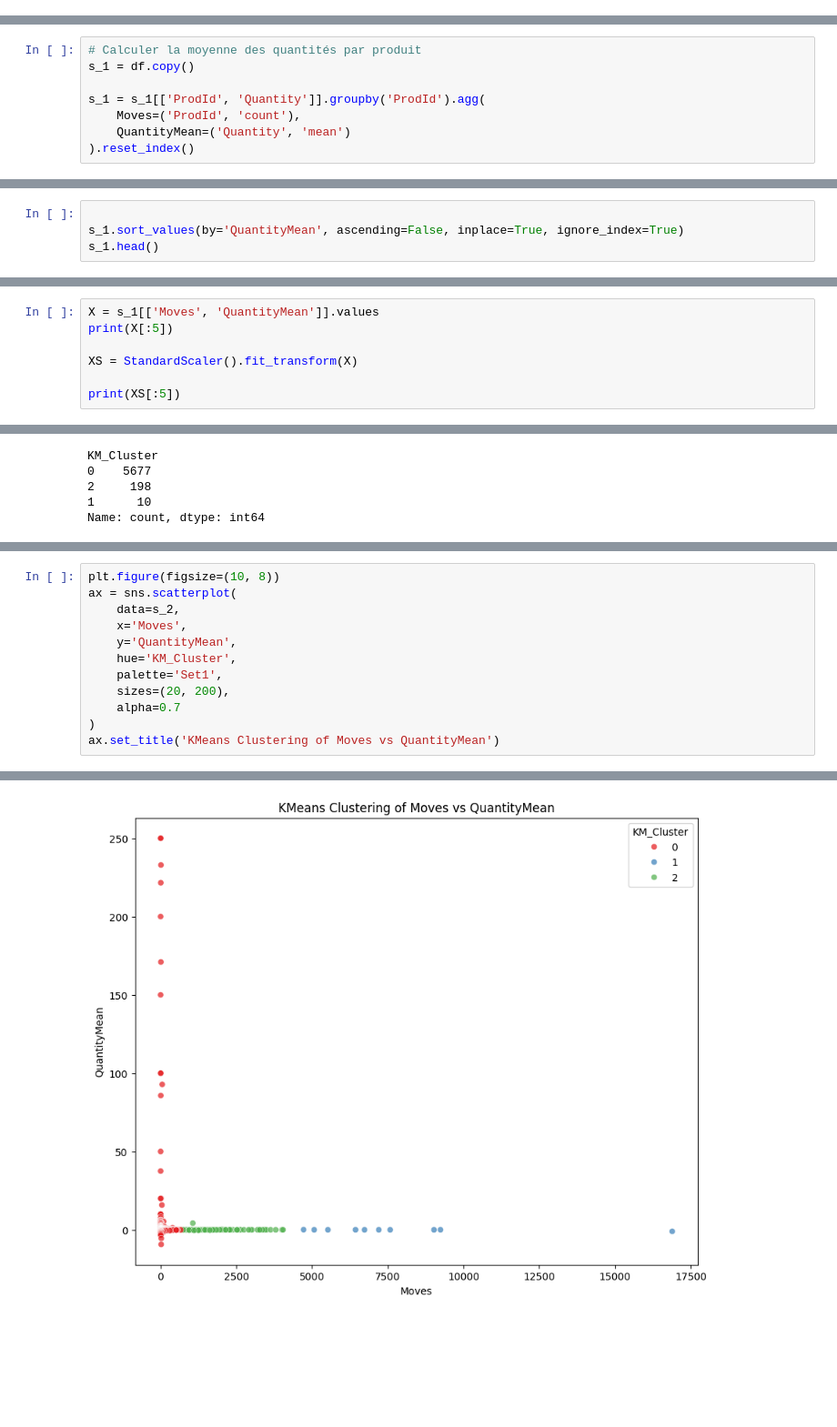
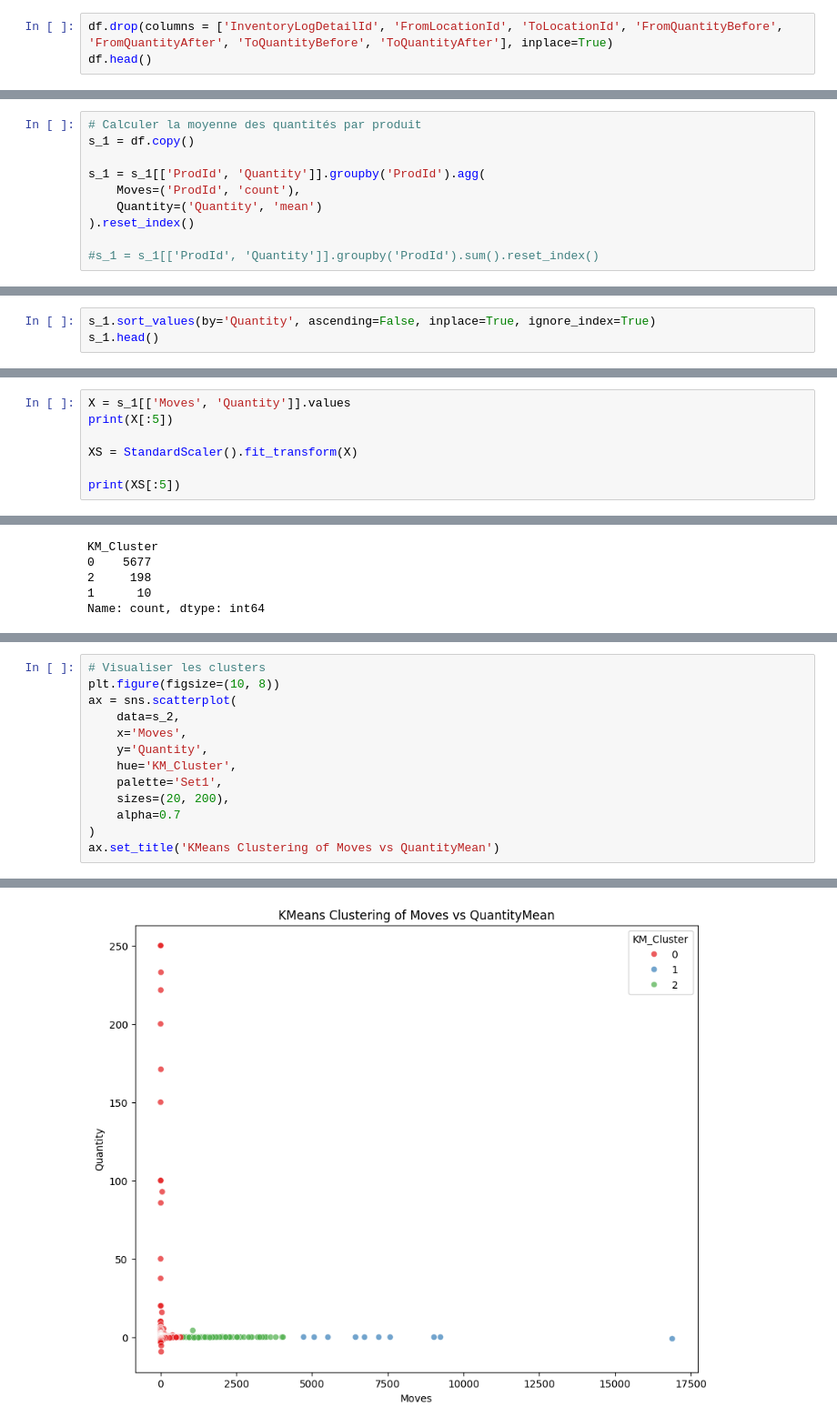
Before and after one commit to Fenokely/projetia_iasm1, a Jupyter notebook: data_process/data_process.ipynb, the cells around one changed output, grey strips where cells are left out. Shown at 91% size. Saved outputs shown, nothing was run; the diff lists cells and outputs as text; blank space fills up the shorter version.

```diff
--- a/data_process/data_process.ipynb
+++ b/data_process/data_process.ipynb
@@ -154,0 +156,3 @@ item_map.head()
+# %%
+df.drop(columns = ['InventoryLogDetailId', 'FromLocationId', 'ToLocationId', 'FromQuantityBefore', 'FromQuantityAfter', 'ToQuantityBefore', 'ToQuantityAfter'], inplace=True)
+df.head()
@@ -160,8 +256,10 @@ s_1 = df.copy()
 
 s_1 = s_1[['ProdId', 'Quantity']].groupby('ProdId').agg(
     Moves=('ProdId', 'count'),
-    QuantityMean=('Quantity', 'mean')
+    Quantity=('Quantity', 'mean')
 ).reset_index()
+
+#s_1 = s_1[['ProdId', 'Quantity']].groupby('ProdId').sum().reset_index()
 # %%
 s_1.head()
 # %% [output]
@@ -178,5 +286,4 @@ s_1.duplicated().sum()
 # %%
-
-s_1.sort_values(by='QuantityMean', ascending=False, inplace=True, ignore_index=True)
+s_1.sort_values(by='Quantity', ascending=False, inplace=True, ignore_index=True)
 s_1.head()
 # %% [output]
@@ -219,7 +334,7 @@ D'après la visualisation, la plupart des produits en surstock ont peu de mouvem
 from sklearn.cluster import DBSCAN
 from sklearn.preprocessing import StandardScaler
 # %%
-X = s_1[['Moves', 'QuantityMean']].values
+X = s_1[['Moves', 'Quantity']].values
 print(X[:5])
 
 XS = StandardScaler().fit_transform(X)
@@ -315,17 +528,18 @@ array([[ 8.61898890e+01,  4.40750999e-01],
        [ 7.84040000e+03, -8.82001805e-02],
        [ 1.35374242e+03,  1.86351977e-02]])
 # %%
+# Visualiser les clusters
 plt.figure(figsize=(10, 8))
 ax = sns.scatterplot(
     data=s_2,
     x='Moves',
-    y='QuantityMean',
+    y='Quantity',
     hue='KM_Cluster',
     palette='Set1',
     sizes=(20, 200),
     alpha=0.7
 )
 ax.set_title('KMeans Clustering of Moves vs QuantityMean')
 # %% [output]
 Text(0.5, 1.0, 'KMeans Clustering of Moves vs QuantityMean')
-[figure, old version]
+[figure, new version]
```
Also changed, not shown: parts of 50 cells of this notebook, 5 other files.
